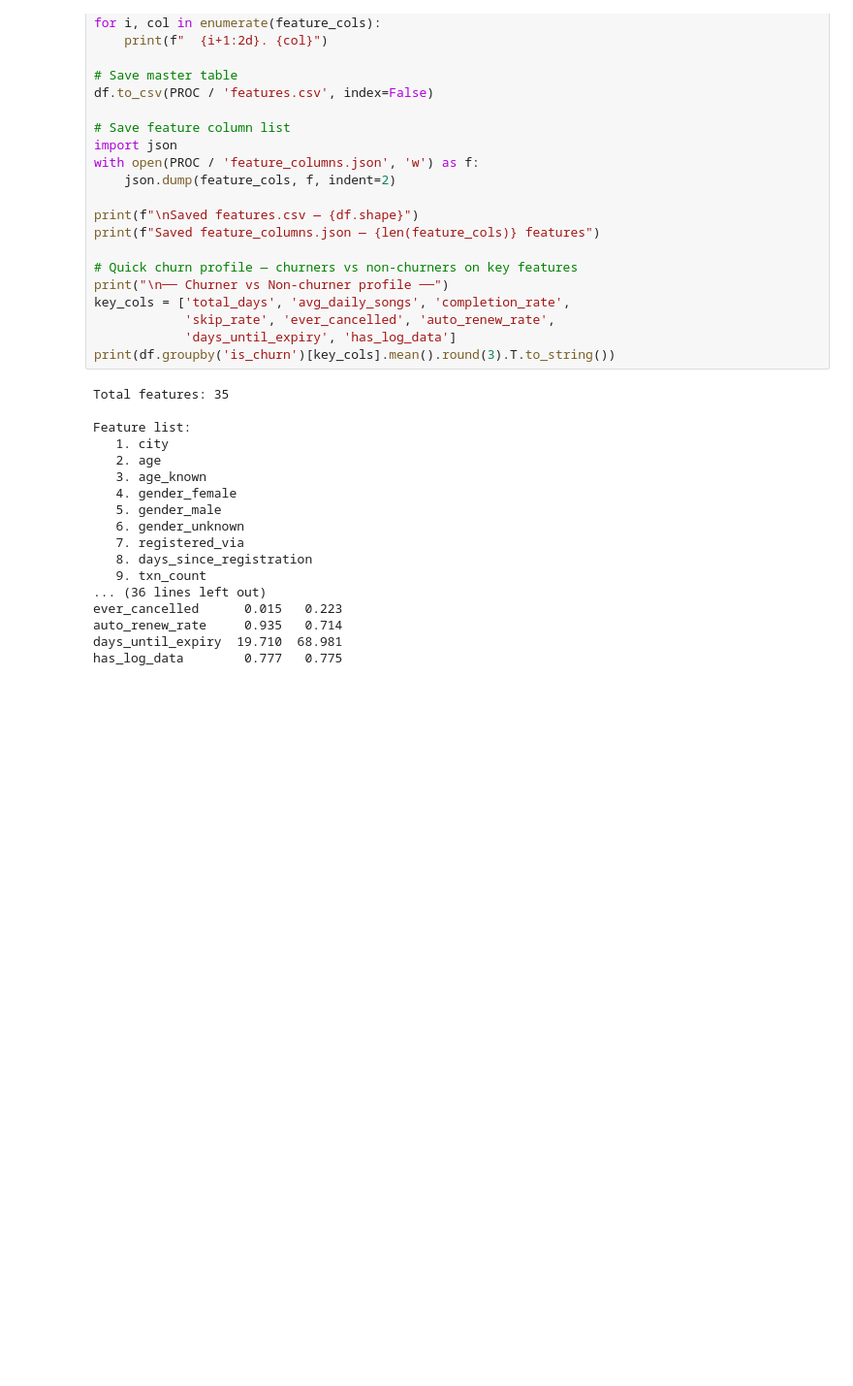
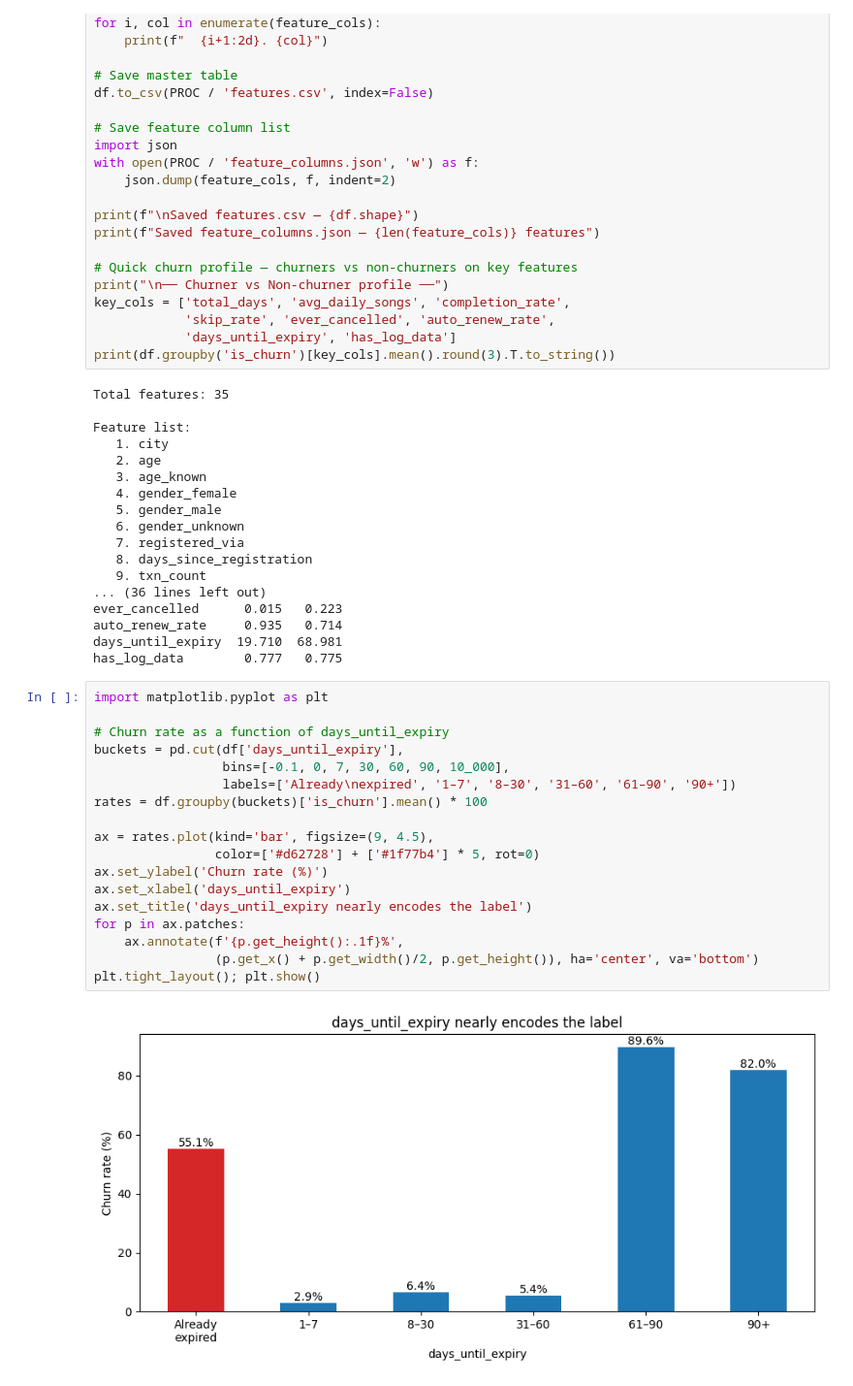
Before and after one commit to classifiedSni/churn-prediction, a Jupyter notebook: kkbox-churn/notebooks/02_feature_engineering.ipynb, the cells around one changed output. Shown at 97% size. Cells and saved outputs as stored; diff of their text form; blank space fills up the shorter version.

```diff
--- a/kkbox-churn/notebooks/02_feature_engineering.ipynb
+++ b/kkbox-churn/notebooks/02_feature_engineering.ipynb
@@ -391,3 +391,23 @@ ever_cancelled      0.015   0.223
 auto_renew_rate     0.935   0.714
 days_until_expiry  19.710  68.981
 has_log_data        0.777   0.775
+# %%
+import matplotlib.pyplot as plt
+
+# Churn rate as a function of days_until_expiry
+buckets = pd.cut(df['days_until_expiry'],
+                 bins=[-0.1, 0, 7, 30, 60, 90, 10_000],
+                 labels=['Already\nexpired', '1–7', '8–30', '31–60', '61–90', '90+'])
+rates = df.groupby(buckets)['is_churn'].mean() * 100
+
+ax = rates.plot(kind='bar', figsize=(9, 4.5),
+                color=['#d62728'] + ['#1f77b4'] * 5, rot=0)
+ax.set_ylabel('Churn rate (%)')
+ax.set_xlabel('days_until_expiry')
+ax.set_title('days_until_expiry nearly encodes the label')
+for p in ax.patches:
+    ax.annotate(f'{p.get_height():.1f}%',
+                (p.get_x() + p.get_width()/2, p.get_height()), ha='center', va='bottom')
+plt.tight_layout(); plt.show()
+# %% [output]
+[figure, added]
```
Also changed, not shown: parts of 3 cells of this notebook, 12 other files.
